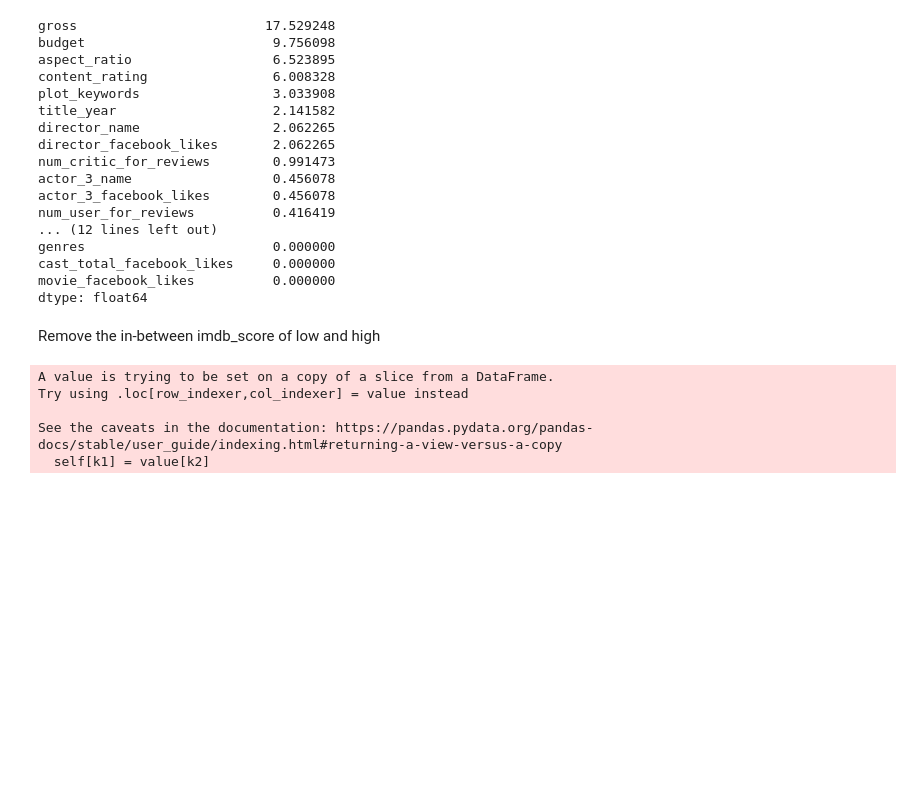
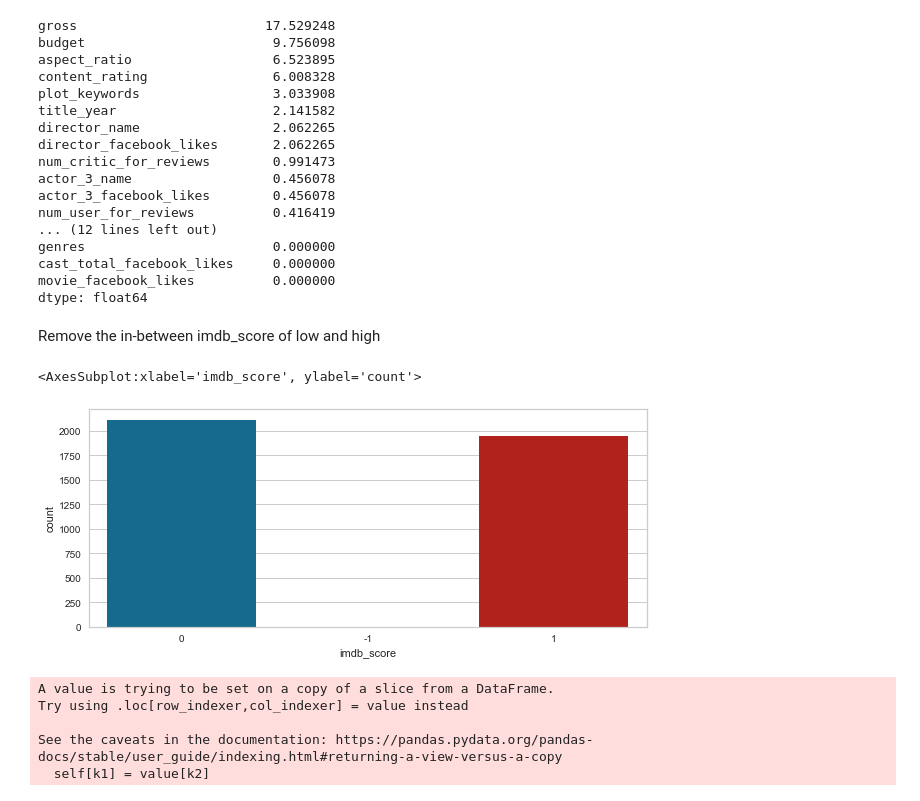
Before and after one commit to tontan2545/Big-Data-and-Artificial-Intelligence, a Jupyter notebook: W4_Logistic_Regression/HW4_Movie_Metadata.ipynb, the cells around one changed output. Cells and saved outputs as stored; diff of their text form; code cells hidden in the pictures; blank space fills up the shorter version.

Commit message:
added imdb score graphs

```diff
--- a/W4_Logistic_Regression/HW4_Movie_Metadata.ipynb
+++ b/W4_Logistic_Regression/HW4_Movie_Metadata.ipynb
@@ -122,6 +122,11 @@ Remove the in-between imdb_score of low and high
 # %%
 df['imdb_score'] = pd.qcut(df['imdb_score'], [0, 0.4, 0.6, 1], labels=[0,-1,1])
 df = df.drop(df[df["imdb_score"] == -1].index)
+# %%
+sns.countplot(x="imdb_score", data=df)
+# %% [output]
+<AxesSubplot:xlabel='imdb_score', ylabel='count'>
+[figure, added]
 # %%
 y = df["imdb_score"]
 X = df[df.columns.difference(["imdb_score"])]
```
